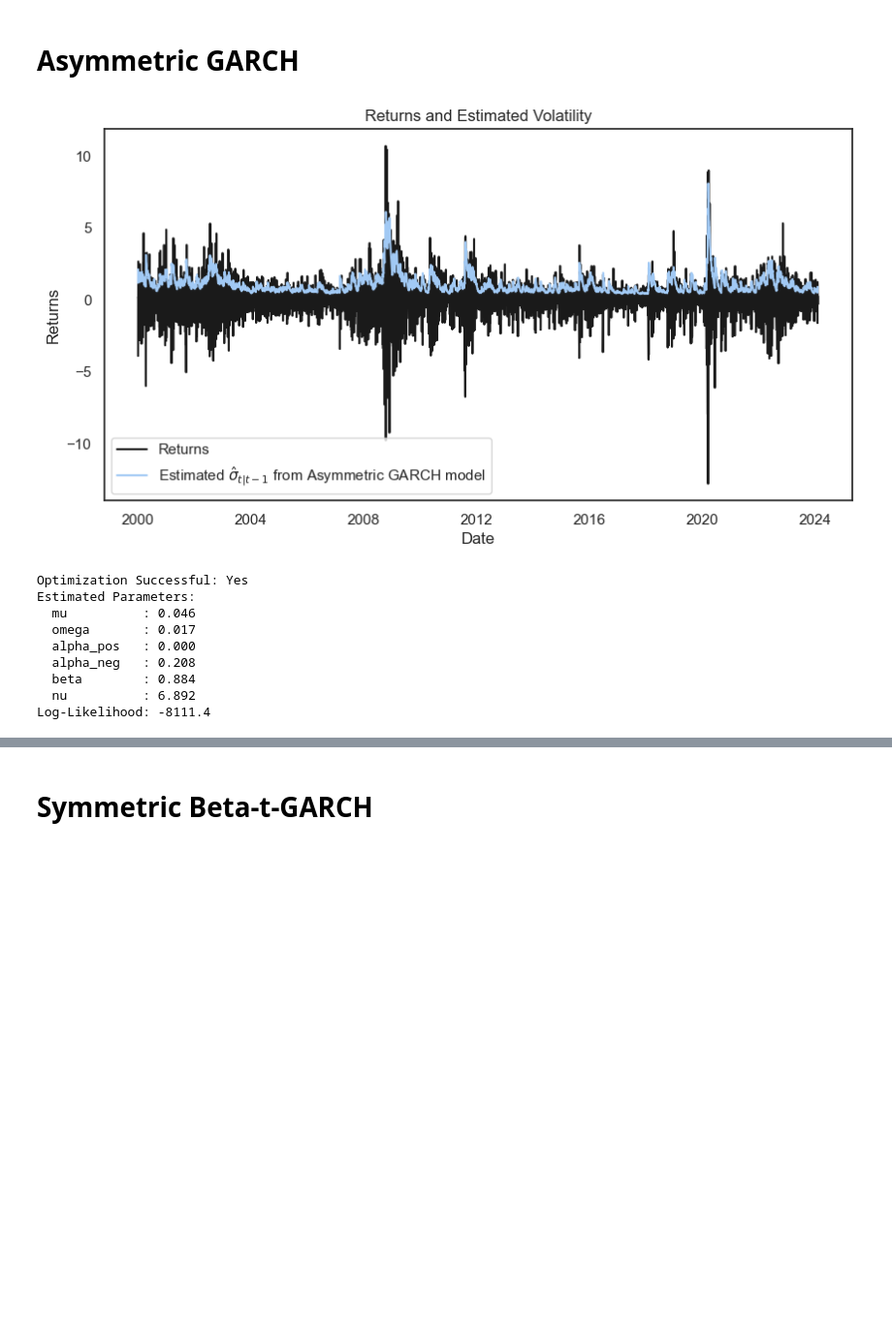
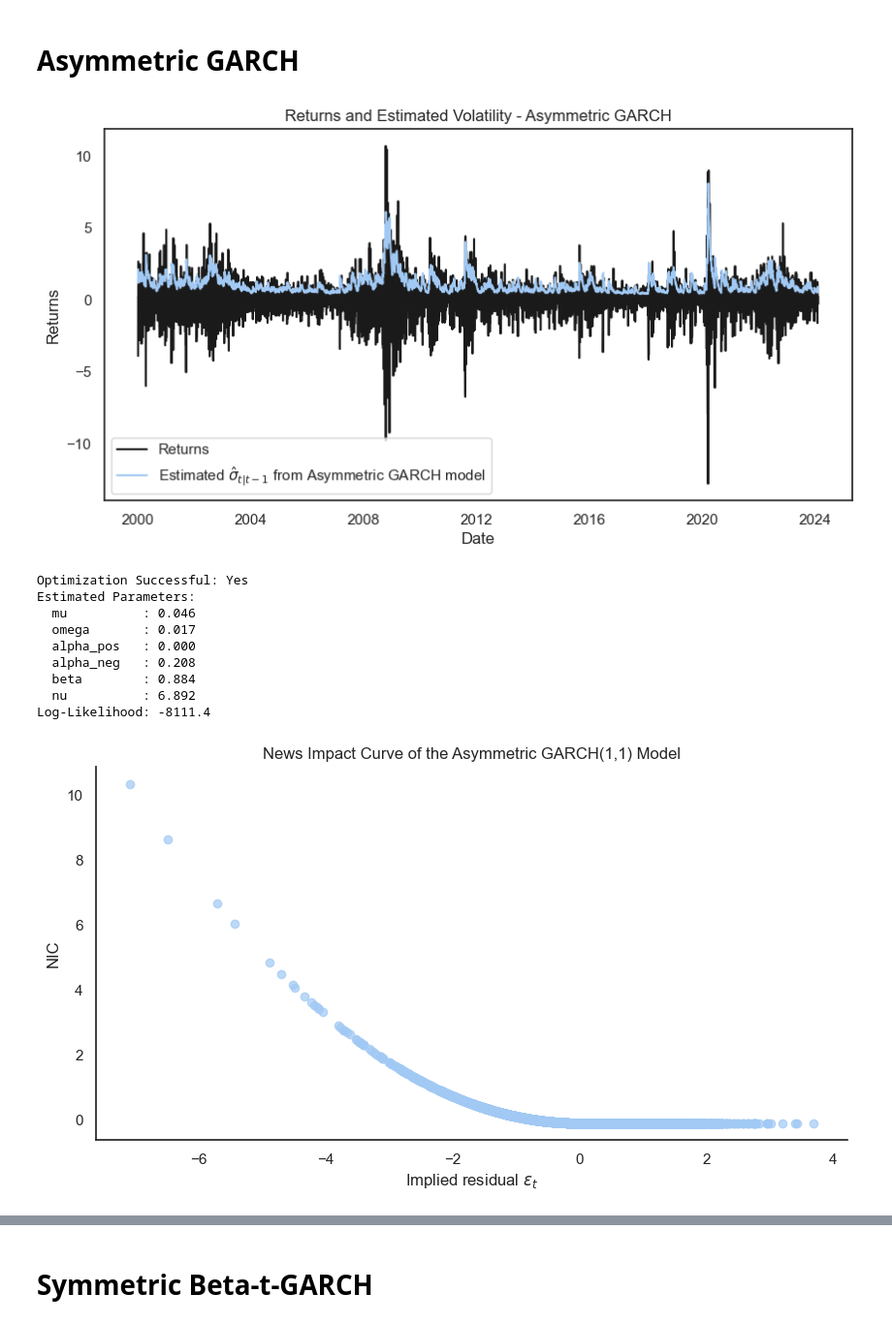
Before and after one commit to typesparky/Econometrics-Intro-Case-Seminar, a Jupyter notebook: Case2/Case 2 Code.ipynb, the cells around one changed output, grey strips where cells are left out. Shown: that part at 97% size. Drawn from its saved outputs; the diff is of its cells as text; code cells hidden in the pictures; blank space fills up the shorter version.

```diff
--- a/Case2/Case 2 Code.ipynb
+++ b/Case2/Case 2 Code.ipynb
@@ -180,35 +170,32 @@ plt.show()
 # %%
 # Optimization setup
 initial_values = [np.mean(returns), np.var(returns) / 20, 0.10, 0.10, 0.88, 6]
 bounds = [(None, None), (0, None), (0, None), (0, None), (0, None), (2, 40)]
 result = optimize_model('Asymmetric GARCH', initial_values, bounds, returns)
 
 # Extract optimized parameters
 mu_hat, omega_hat, alpha_hat_pos, alpha_hat_neg, beta_hat, nu_hat = result.x
 log_likelihood = -result.fun
+sigmasquared = asymmetric_garch(mu_hat, omega_hat, alpha_hat_pos, alpha_hat_neg, beta_hat, returns)
 
-# Plot results
-plt.figure(figsize=(10, 5))
-plt.plot(dates, returns, 'k', label='Returns')
-plt.plot(dates, np.sqrt(asymmetric_garch(mu_hat, omega_hat, alpha_hat_pos, alpha_hat_neg, beta_hat, returns)), label='Estimated $\hat{\sigma}_{t|t-1}$ from Asymmetric GARCH model')
-plt.legend()
-plt.xlabel('Date')
-plt.ylabel('Returns')
-plt.title('Returns and Estimated Volatility')
-plt.show()
+plot_results(dates, returns, sigmasquared, 'Asymmetric GARCH')
 
 # Print results
 print(f"Optimization Successful: {'Yes' if result.success else 'No'}")
 print("Estimated Parameters:")
 print(f"  mu          : {mu_hat:.3f}")
 print(f"  omega       : {omega_hat:.3f}")
 print(f"  alpha_pos   : {alpha_hat_pos:.3f}")
 print(f"  alpha_neg   : {alpha_hat_neg:.3f}")
 print(f"  beta        : {beta_hat:.3f}")
 print(f"  nu          : {nu_hat:.3f}")
 print(f"Log-Likelihood: {log_likelihood:.1f}")
+
+epsilon = (returns - mu_hat) / np.sqrt(conditional_var)
+nic = alpha_hat_pos * (epsilon**2 * (epsilon >= 0) - 1/2) + alpha_hat_neg * (epsilon**2 * (epsilon < 0) - 1/2)
+plot_nic(epsilon, nic, 'Asymmetric GARCH(1,1) Model')
 # %% [output]
-[figure, old version]
+[figure, new version]
 Optimization Successful: Yes
 Estimated Parameters:
   mu          : 0.046
@@ -218,3 +205,4 @@ Estimated Parameters:
   beta        : 0.884
   nu          : 6.892
 Log-Likelihood: -8111.4
+[figure, added]
```
Also changed, not shown: parts of 14 cells of this notebook.
